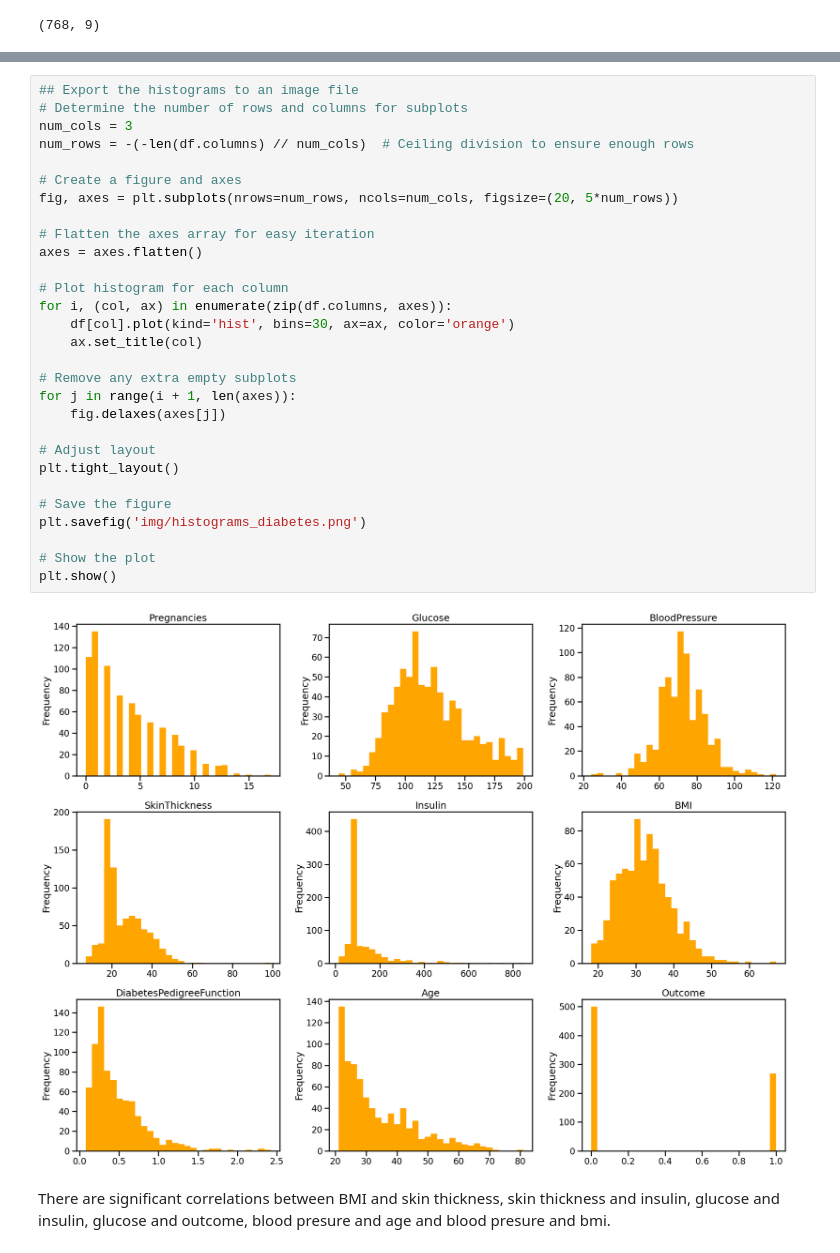
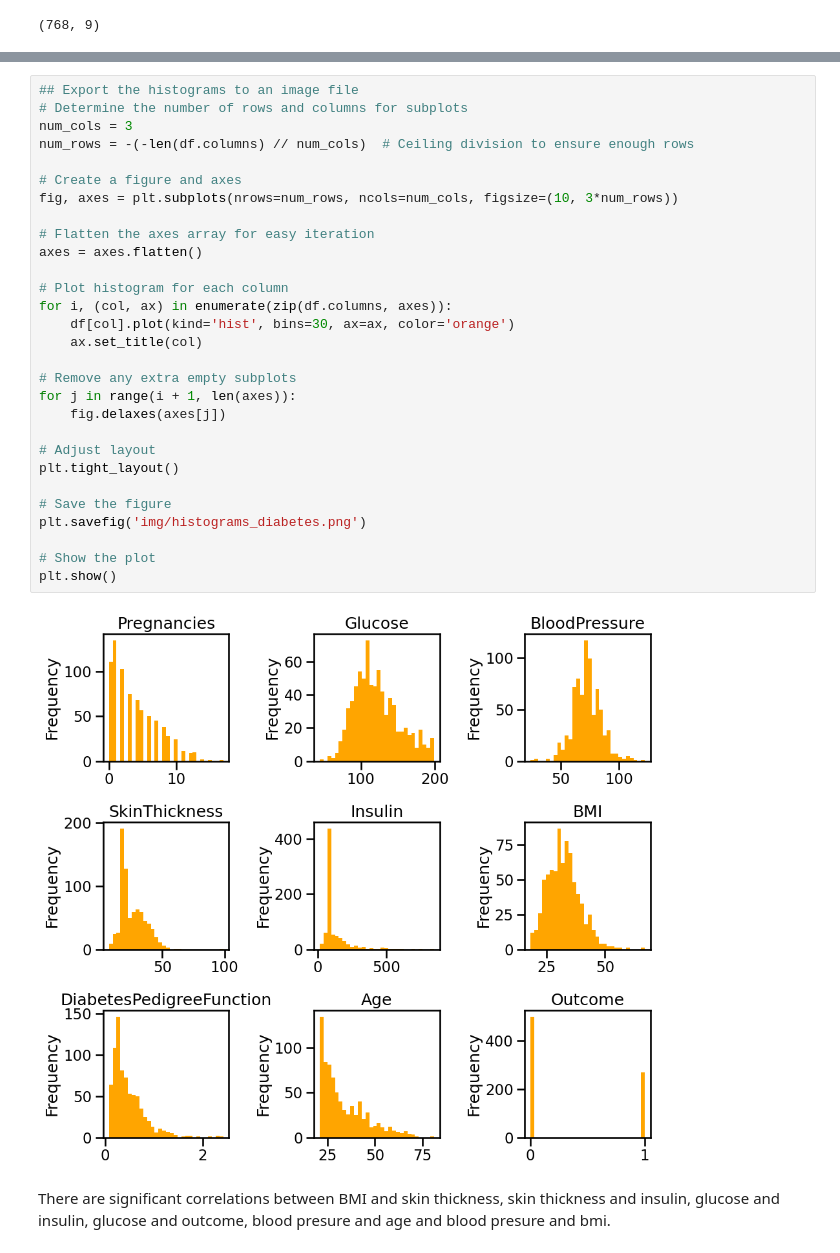
Before and after one commit to Al-1n/Diabetes_Classification, a Jupyter notebook: Diabetes_classification.ipynb, the cells around one changed output, grey strips where cells are left out. Cells and saved outputs as stored; diff of their text form.

```diff
--- a/Diabetes_classification.ipynb
+++ b/Diabetes_classification.ipynb
@@ -398,34 +402,34 @@ fig.savefig('img/corr_mat_diabetes.png')
 # %%
 ## Export the histograms to an image file
 # Determine the number of rows and columns for subplots
 num_cols = 3
 num_rows = -(-len(df.columns) // num_cols)  # Ceiling division to ensure enough rows
 
 # Create a figure and axes
-fig, axes = plt.subplots(nrows=num_rows, ncols=num_cols, figsize=(20, 5*num_rows))
+fig, axes = plt.subplots(nrows=num_rows, ncols=num_cols, figsize=(10, 3*num_rows))
 
 # Flatten the axes array for easy iteration
 axes = axes.flatten()
 
 # Plot histogram for each column
 for i, (col, ax) in enumerate(zip(df.columns, axes)):
     df[col].plot(kind='hist', bins=30, ax=ax, color='orange')
     ax.set_title(col)
 
 # Remove any extra empty subplots
 for j in range(i + 1, len(axes)):
     fig.delaxes(axes[j])
 
 # Adjust layout
 plt.tight_layout()
 
 # Save the figure
 plt.savefig('img/histograms_diabetes.png')
 
 # Show the plot
 plt.show()
 # %% [output]
-[figure, old version]
+[figure, new version]
 # %% [markdown]
 There are significant correlations between BMI and skin thickness, skin thickness and insulin, glucose and insulin, glucose and outcome, blood presure and age and blood presure and bmi.
 # %% [markdown]
```
Also changed, not shown: parts of 23 cells of this notebook, 25 other files.
